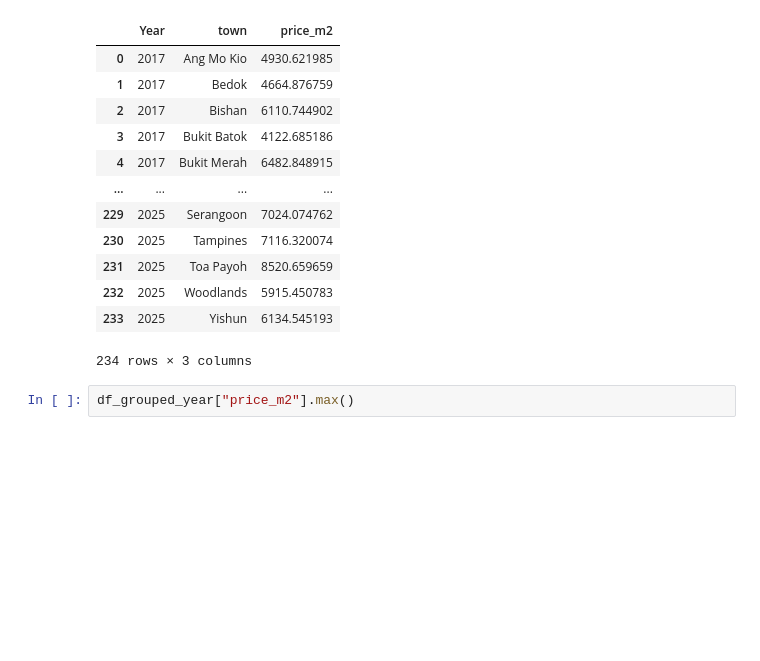
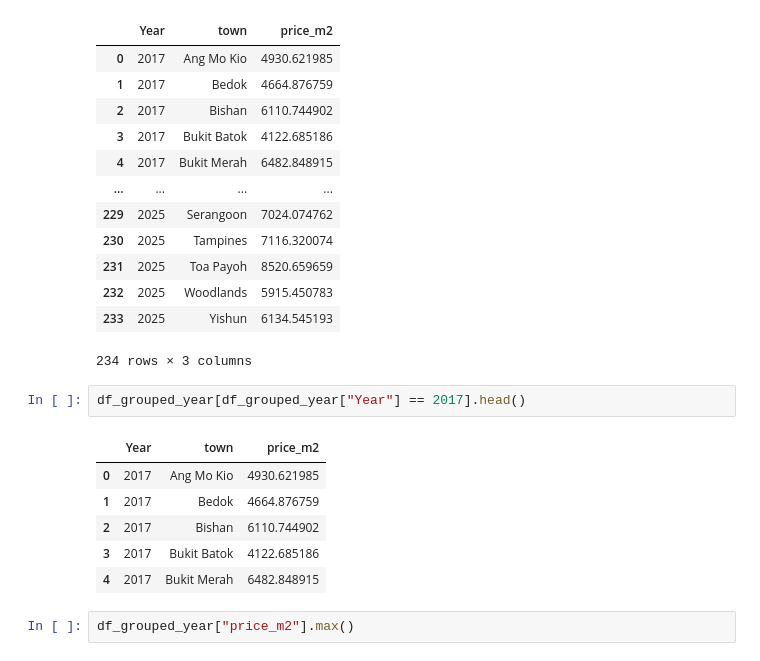
Before and after one commit to Hisqkq/Open-Data-City, a Jupyter notebook: immo.ipynb, the cells around one changed output. Drawn from its saved outputs; the diff is of its cells as text; blank space fills up the shorter version.

```diff
--- a/immo.ipynb
+++ b/immo.ipynb
@@ -113,6 +113,15 @@ df_grouped_year
 | 232 | 2025 | Woodlands | 5915.450783 |
 | 233 | 2025 | Yishun | 6134.545193 |
 234 rows × 3 columns
+# %%
+df_grouped_year[df_grouped_year["Year"] == 2017].head()
+# %% [output]
+|  | Year | town | price_m2 |
+| 0 | 2017 | Ang Mo Kio | 4930.621985 |
+| 1 | 2017 | Bedok | 4664.876759 |
+| 2 | 2017 | Bishan | 6110.744902 |
+| 3 | 2017 | Bukit Batok | 4122.685186 |
+| 4 | 2017 | Bukit Merah | 6482.848915 |
 # %%
 df_grouped_year["price_m2"].max()
 # %% [output]
```
Also changed, not shown: parts of 1 cell of this notebook, 6 other files.
